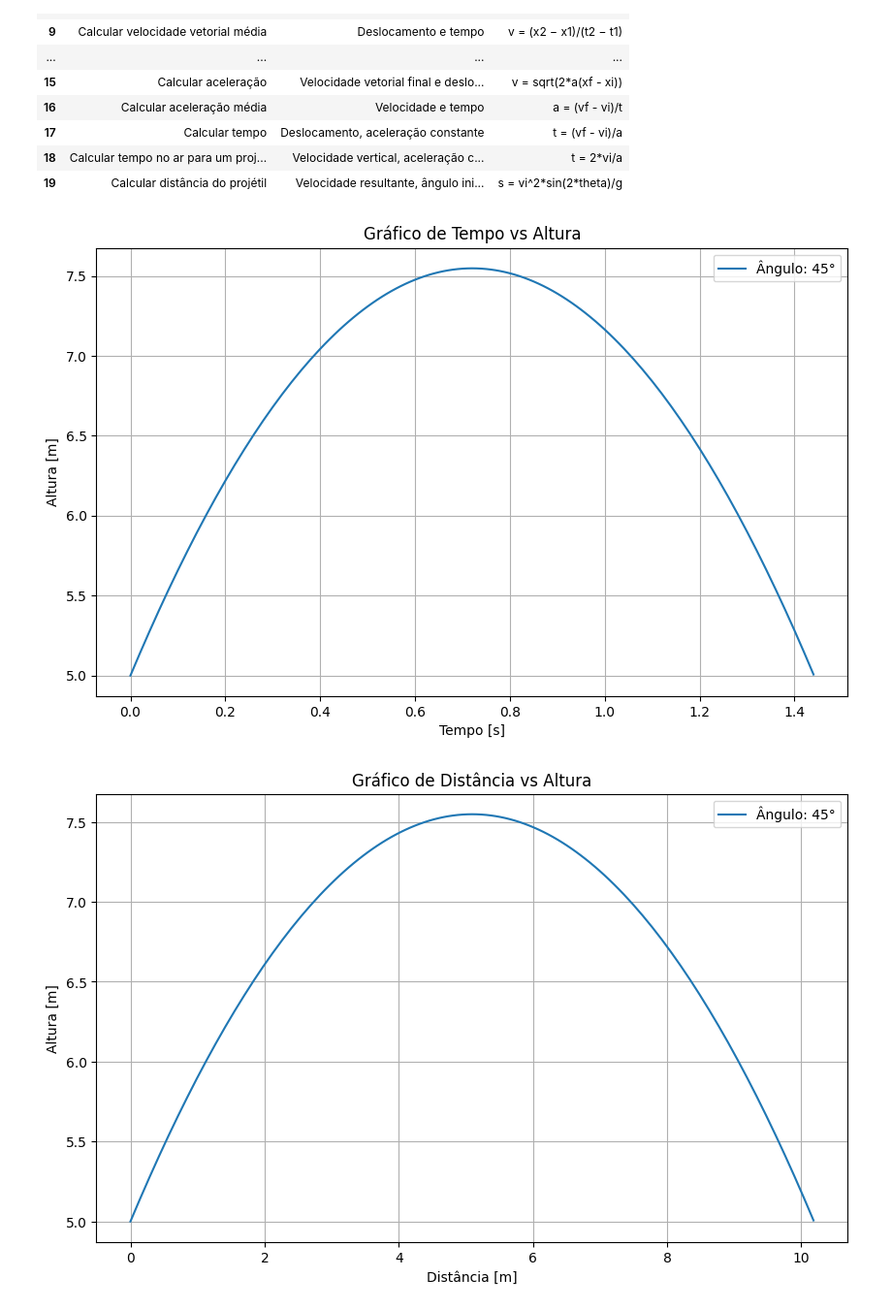
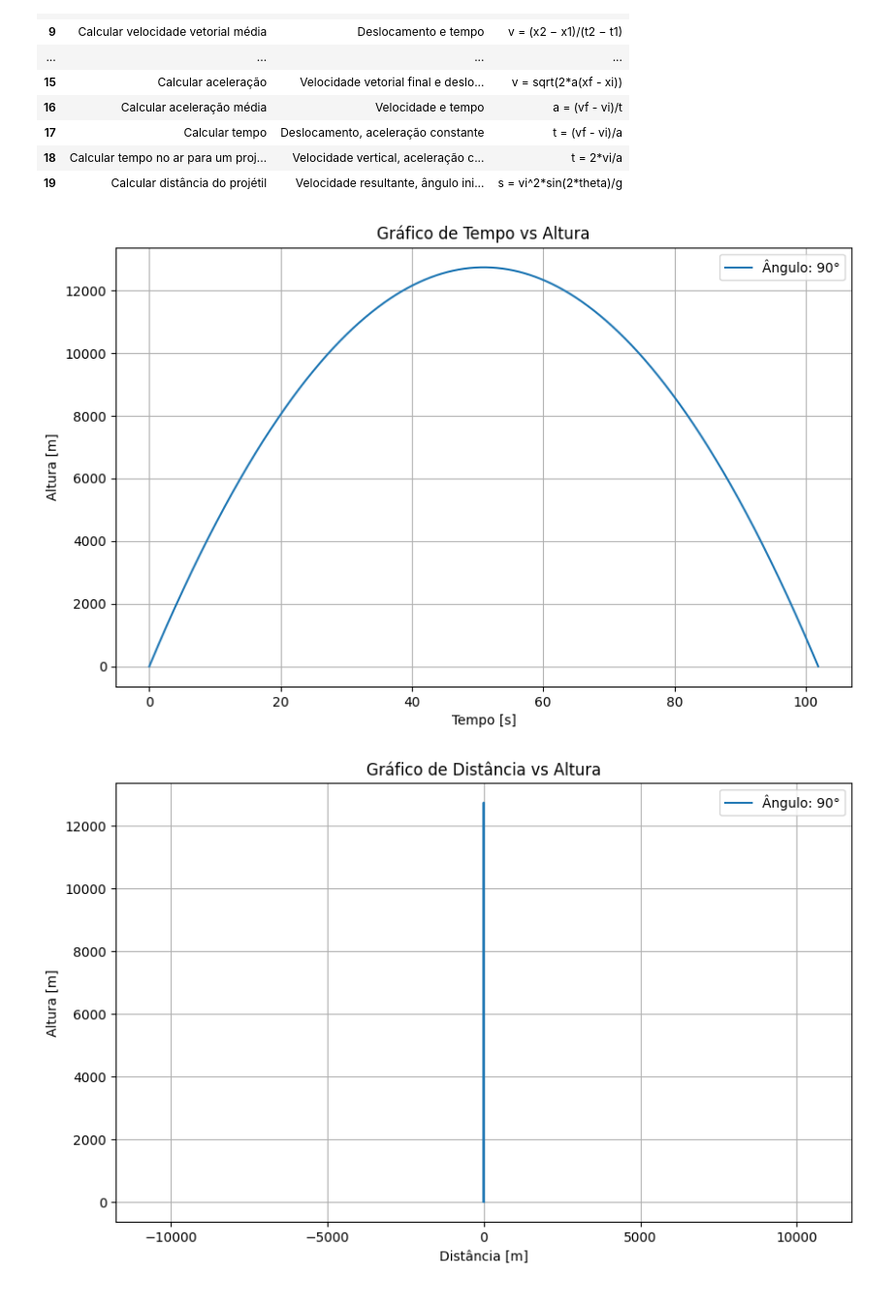
Before and after one commit to paulopreto/REF0022-Biomec-nica2, a Jupyter notebook: Biomecanica2023/cinematica_linear/projetil.ipynb, the cells around one changed output. Shown at 97% size. Cells and saved outputs as stored; diff of their text form; code cells hidden in the pictures.

Commit message:
axis equal

```diff
--- a/Biomecanica2023/cinematica_linear/projetil.ipynb
+++ b/Biomecanica2023/cinematica_linear/projetil.ipynb
@@ -156,7 +156,6 @@ display(df)
 | 18 | Calcular tempo no ar para um proj... | Velocidade vertical, aceleração c... | t = 2*vi/a |
 | 19 | Calcular distância do projétil | Velocidade resultante, ângulo ini... | s = vi^2*sin(2*theta)/g |
 # %%
-# No início do seu notebook Colab, adicione:
 %matplotlib inline
 
 import numpy as np
@@ -165,44 +164,37 @@ import matplotlib.pyplot as plt
 def projetil2(s0, v0, angulo):
     g = 9.8143
 
-    teta = np.arange(10, 85, 5)
-    tetax = np.deg2rad(teta)
-
-    angTan = np.tan(tetax)
-    angCos = np.cos(tetax)
-    angSin = np.sin(tetax)
     seno = np.sin(np.deg2rad(angulo))
     cosseno = np.cos(np.deg2rad(angulo))
 
-    Stotal = (2 * v0**2 / g) * seno * cosseno
-    tempo = Stotal / (v0 * cosseno)
-    h = (v0**2 * seno**2) / (2 * g)
-
-    t = np.arange(0, tempo, 0.01)
+    # Para um lançamento de 90 graus, o tempo total é o dobro do tempo para atingir a altura máxima
+    tempo_max = v0 / g
+    t = np.arange(0, 2 * tempo_max, 0.01)
     yy3 = s0 + v0 * seno * t - 0.5 * g * t**2
     sx = v0 * cosseno * t
 
     # Plotting
     plt.figure(figsize=(10,6))
     plt.plot(t, yy3, label=f'Ângulo: {angulo}°')
     plt.title('Gráfico de Tempo vs Altura')
     plt.xlabel('Tempo [s]')
     plt.ylabel('Altura [m]')
     plt.legend()
     plt.grid(True)
     plt.show()
 
     plt.figure(figsize=(10,6))
     plt.plot(sx, yy3, label=f'Ângulo: {angulo}°')
     plt.title('Gráfico de Distância vs Altura')
     plt.xlabel('Distância [m]')
     plt.ylabel('Altura [m]')
     plt.legend()
     plt.grid(True)
+    plt.axis('equal')  # Adicionado para tornar os eixos proporcionais
     plt.show()
 
 # Test the function
-projetil2(5, 10, 45)
+projetil2(0, 500, 90)
 # %% [output]
-[figure, old version]
+[figure, new version]
-[figure, old version]
+[figure, new version]
```
